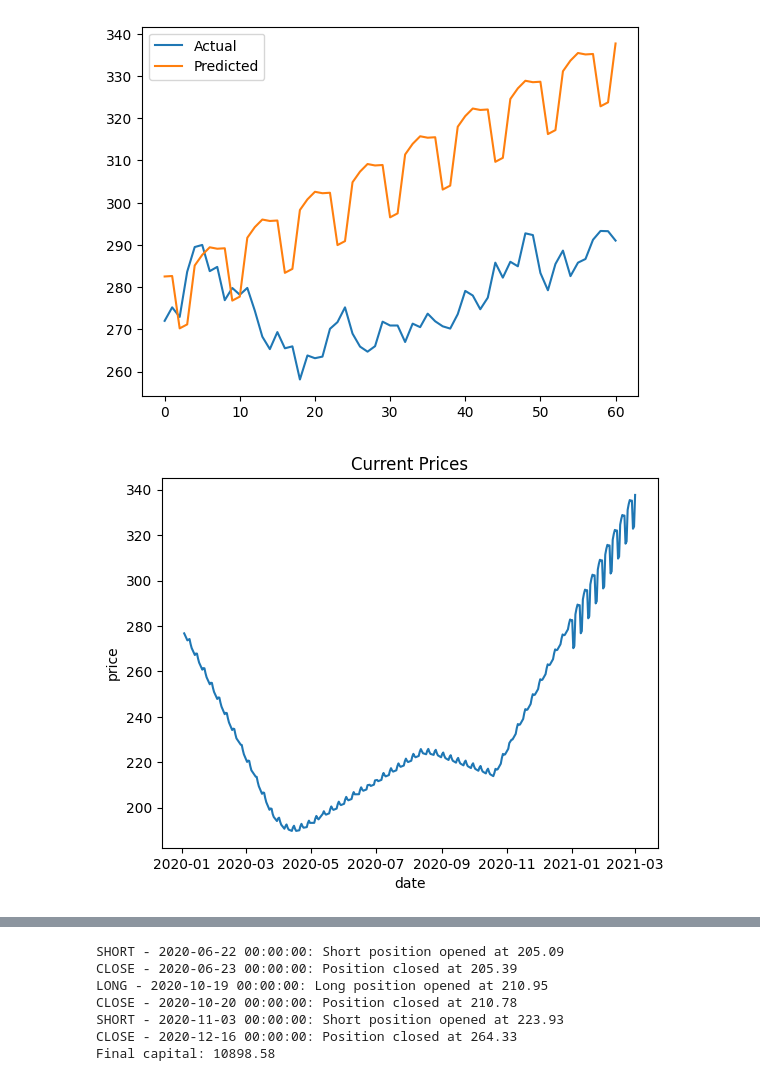
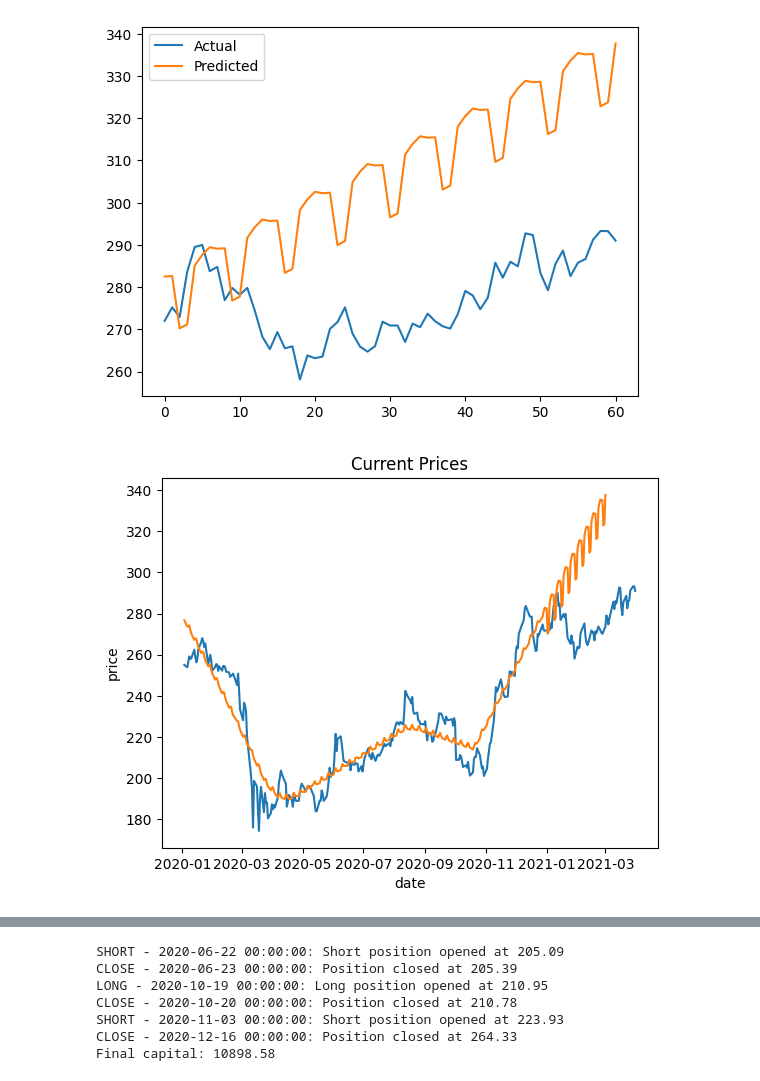
Before and after one commit to alyhussein86/C6oUVdljHlRZgnaq, a Jupyter notebook: P5_ValueInvestor.ipynb, the cells around one changed output, grey strips where cells are left out. Cells and saved outputs as stored; diff of their text form; code cells hidden in the pictures.

```diff
--- a/P5_ValueInvestor.ipynb
+++ b/P5_ValueInvestor.ipynb
@@ -324,10 +350,11 @@ plt.show()
 [figure]
 # %%
 # plot the time series
-plt.plot(forecast['ds'],forecast['yhat'])
+plt.plot(df['Date'],df['Price'], label= 'Actual')
+plt.plot(forecast['ds'], forecast['yhat'], label='Predicted')
 plt.xlabel('date')
 plt.ylabel('price')
 plt.title('Current Prices')
 plt.show()
 # %% [output]
-[figure, old version]
+[figure, new version]
```
Also changed, not shown: parts of 23 cells of this notebook.
